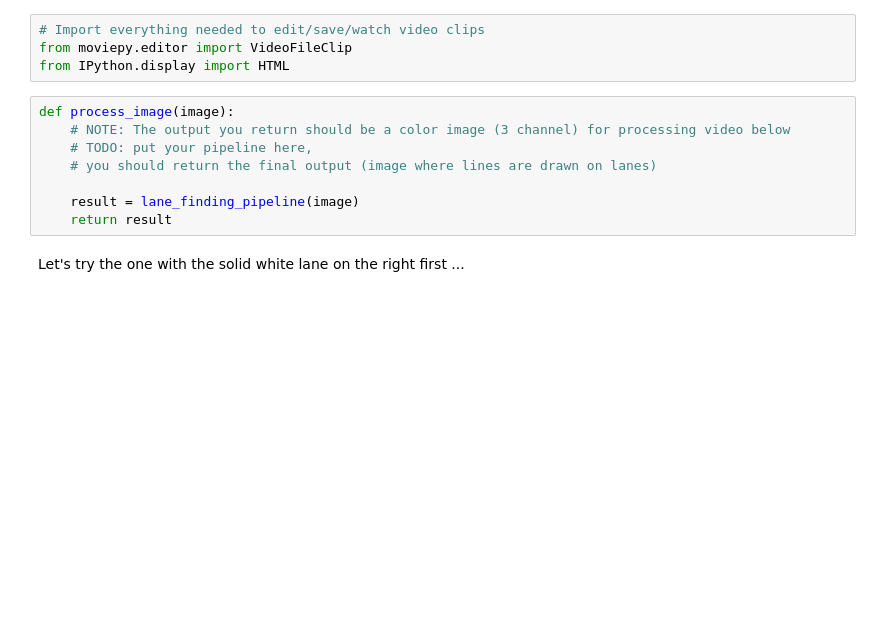
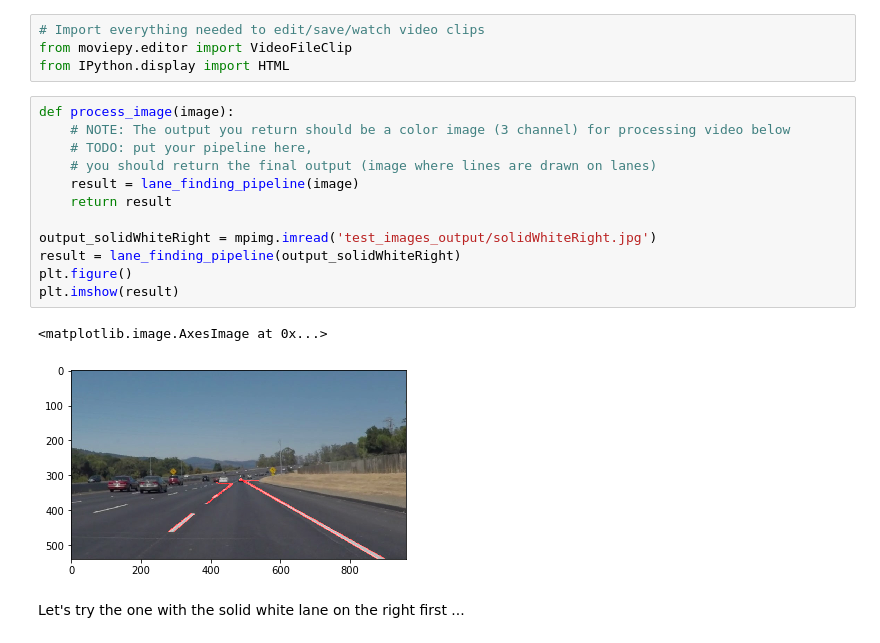
Before and after one commit to tranlv/Self-Driving-Car-Engineer-Part-1, a Jupyter notebook: Finding Lane Lines/P1.ipynb, the cells around one changed output. Drawn from its saved outputs; the diff is of its cells as text; blank space fills up the shorter version.

```diff
--- a/Finding Lane Lines/P1.ipynb
+++ b/Finding Lane Lines/P1.ipynb
@@ -317,11 +316,18 @@ from IPython.display import HTML
 # %%
 def process_image(image):
     # NOTE: The output you return should be a color image (3 channel) for processing video below
     # TODO: put your pipeline here,
     # you should return the final output (image where lines are drawn on lanes)
-
     result = lane_finding_pipeline(image)
     return result
+
+output_solidWhiteRight = mpimg.imread('test_images_output/solidWhiteRight.jpg')
+result = lane_finding_pipeline(output_solidWhiteRight)
+plt.figure()
+plt.imshow(result)
+# %% [output]
+<matplotlib.image.AxesImage at 0x...>
+[figure, added]
 # %% [markdown]
 Let's try the one with the solid white lane on the right first ...
 # %%
```
Also changed, not shown: parts of 2 cells of this notebook.
